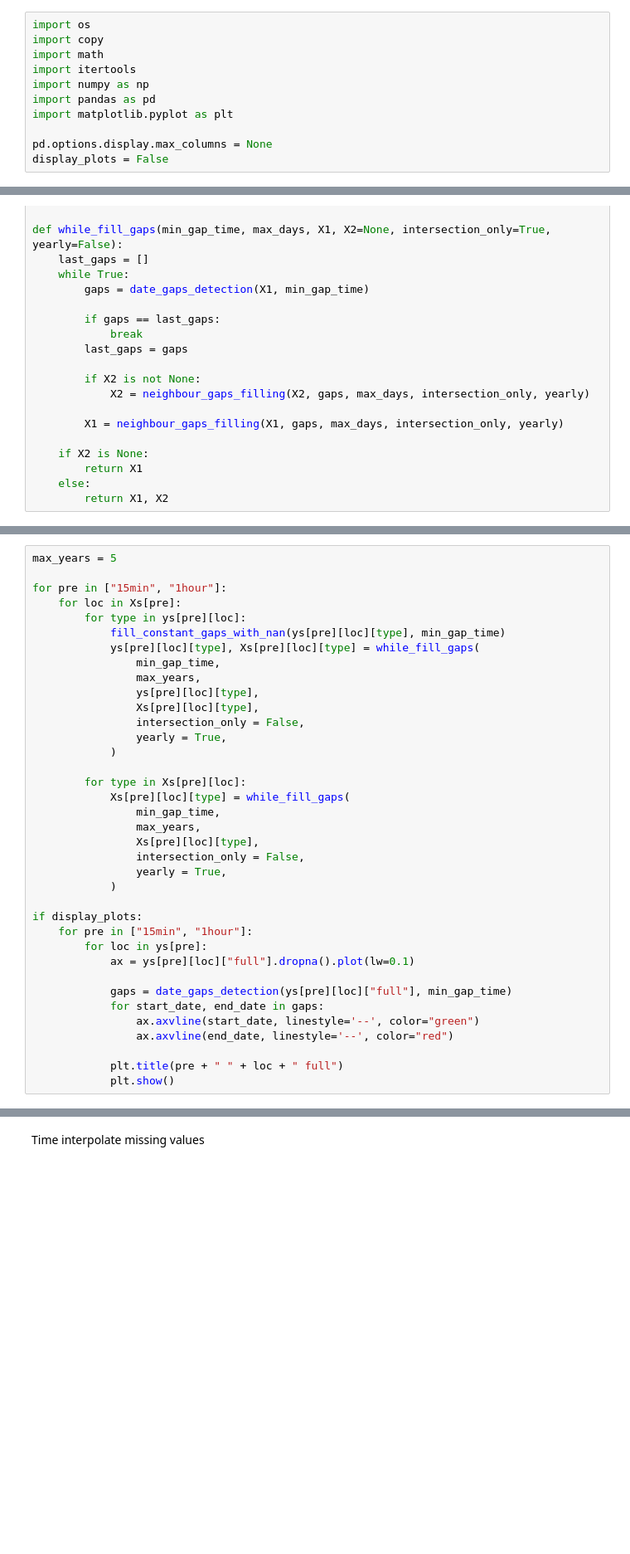
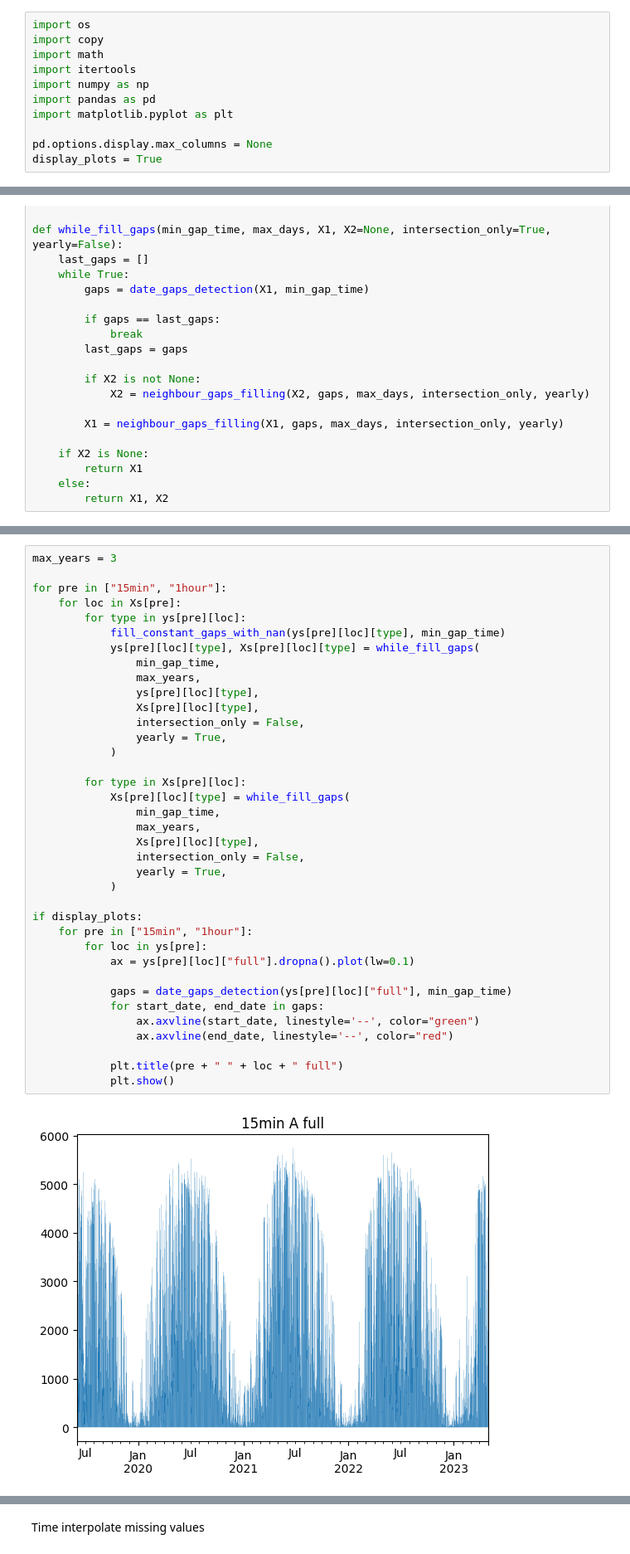
Before and after one commit to jkbch/machine_learning_exam, a Jupyter notebook: Jakob_notebook.ipynb, the cells around one changed output, grey strips where cells are left out. Shown at 83% size. Saved outputs shown, nothing was run; the diff lists cells and outputs as text; blank space fills up the shorter version.

```diff
--- a/Jakob_notebook.ipynb
+++ b/Jakob_notebook.ipynb
@@ -16,7 +16,7 @@ import pandas as pd
 import matplotlib.pyplot as plt
 
 pd.options.display.max_columns = None
-display_plots = False
+display_plots = True
 # %% [markdown]
 Load data
 # %%
@@ -543,5 +599,5 @@ if display_plots:
 # %%
-max_years = 5
+max_years = 3
 
 for pre in ["15min", "1hour"]:
     for loc in Xs[pre]:
@@ -550,30 +606,32 @@ for pre in ["15min", "1hour"]:
             ys[pre][loc][type], Xs[pre][loc][type] = while_fill_gaps(
                 min_gap_time,
                 max_years,
                 ys[pre][loc][type],
                 Xs[pre][loc][type],
                 intersection_only = False,
                 yearly = True,
             )
 
         for type in Xs[pre][loc]:
             Xs[pre][loc][type] = while_fill_gaps(
                 min_gap_time,
                 max_years,
                 Xs[pre][loc][type],
                 intersection_only = False,
                 yearly = True,
             )
 
 if display_plots:
     for pre in ["15min", "1hour"]:
         for loc in ys[pre]:
             ax = ys[pre][loc]["full"].dropna().plot(lw=0.1)
 
             gaps = date_gaps_detection(ys[pre][loc]["full"], min_gap_time)
             for start_date, end_date in gaps:
                 ax.axvline(start_date, linestyle='--', color="green")
                 ax.axvline(end_date, linestyle='--', color="red")
 
             plt.title(pre + " " + loc + " full")
             plt.show()
+# %% [output]
+[figure, added]
```
Also changed, not shown: parts of 39 cells of this notebook, 11 other files.
